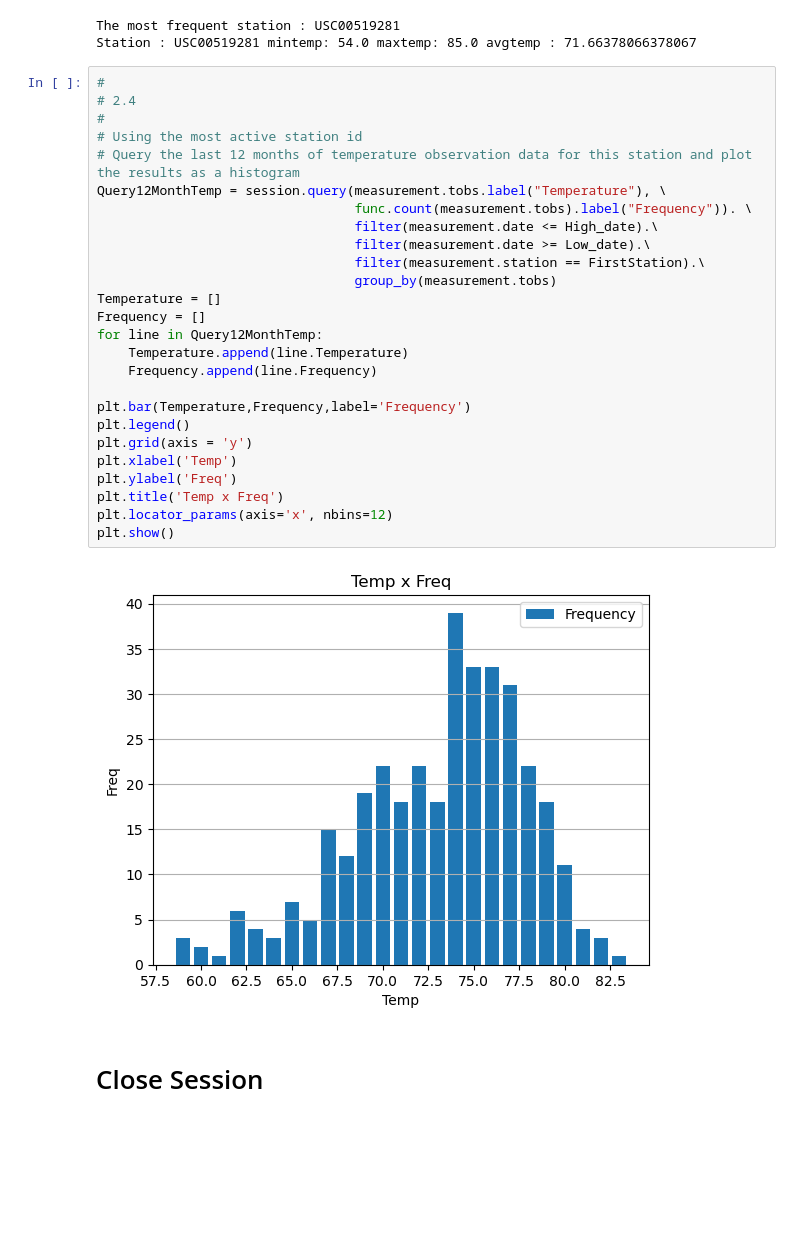
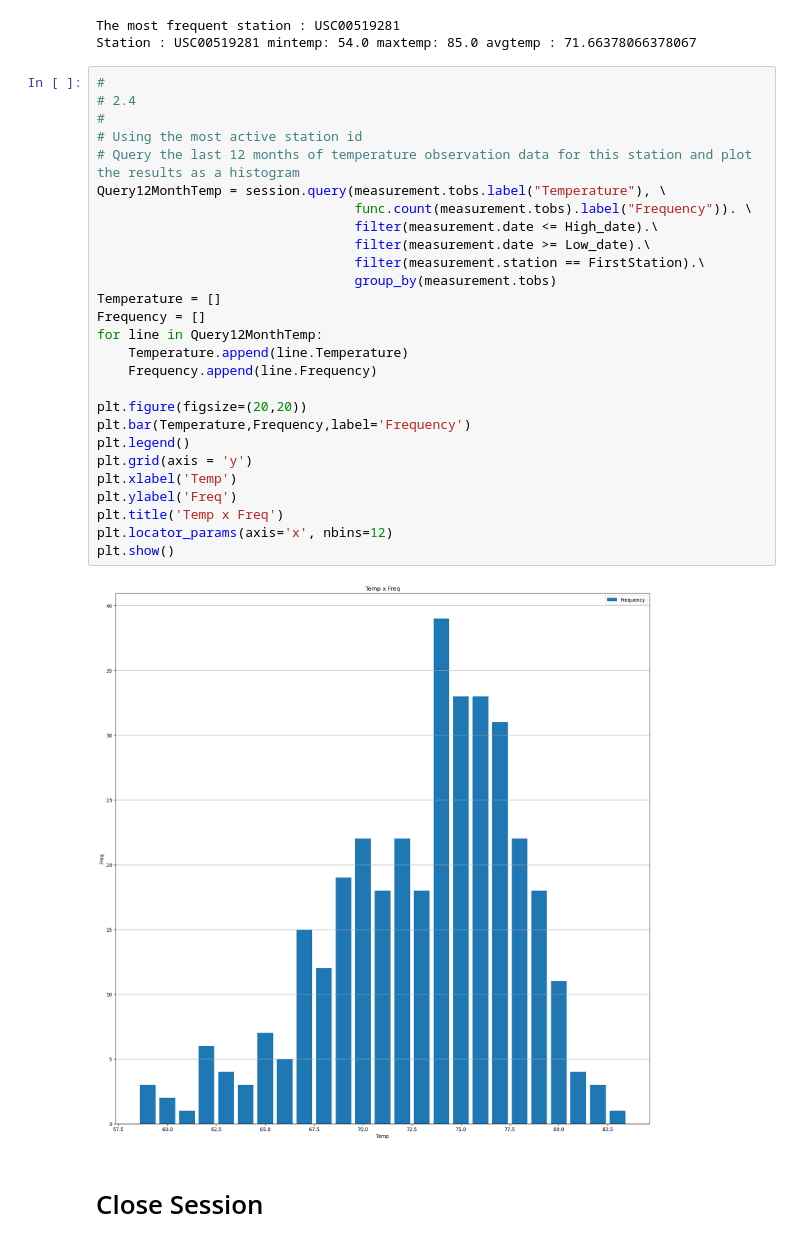
Before and after one commit to joseeneas/RB_Module_10_sqlalchemy-challenge, a Jupyter notebook: SurfsUp/climate_starter.ipynb, the cells around one changed output. Saved outputs shown, nothing was run; the diff lists cells and outputs as text; blank space fills up the shorter version.

```diff
--- a/SurfsUp/climate_starter.ipynb
+++ b/SurfsUp/climate_starter.ipynb
@@ -210,31 +212,32 @@ Station : USC00519281 mintemp: 54.0 maxtemp: 85.0 avgtemp : 71.66378066378067
 # %%
 #
 # 2.4
 #
 # Using the most active station id
 # Query the last 12 months of temperature observation data for this station and plot the results as a histogram
 Query12MonthTemp = session.query(measurement.tobs.label("Temperature"), \
                                  func.count(measurement.tobs).label("Frequency")). \
                                  filter(measurement.date <= High_date).\
                                  filter(measurement.date >= Low_date).\
                                  filter(measurement.station == FirstStation).\
                                  group_by(measurement.tobs)
 Temperature = []
 Frequency = []
 for line in Query12MonthTemp:
     Temperature.append(line.Temperature)
     Frequency.append(line.Frequency)
 
+plt.figure(figsize=(20,20))
 plt.bar(Temperature,Frequency,label='Frequency')
 plt.legend()
 plt.grid(axis = 'y')
 plt.xlabel('Temp')
 plt.ylabel('Freq')
 plt.title('Temp x Freq')
 plt.locator_params(axis='x', nbins=12)
 plt.show()
 # %% [output]
-[figure, old version]
+[figure, new version]
 # %% [markdown]
 # Close Session
 # %%
```
Also changed, not shown: parts of 3 cells of this notebook, 1 other file.
